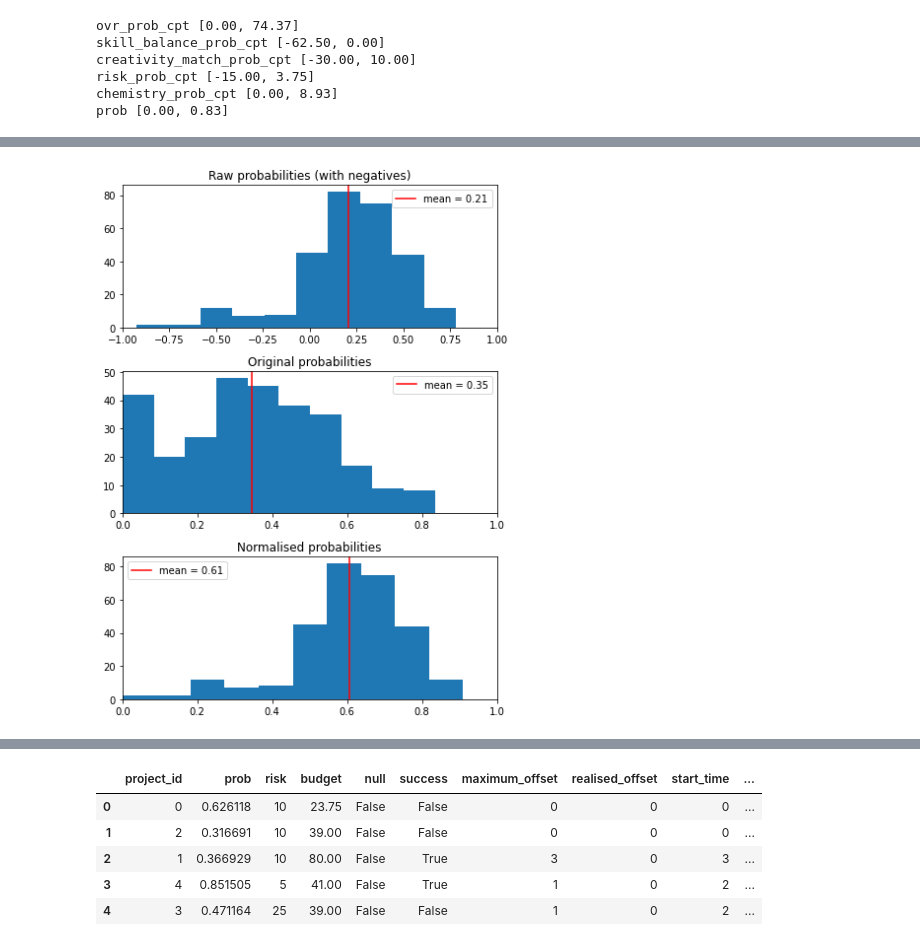
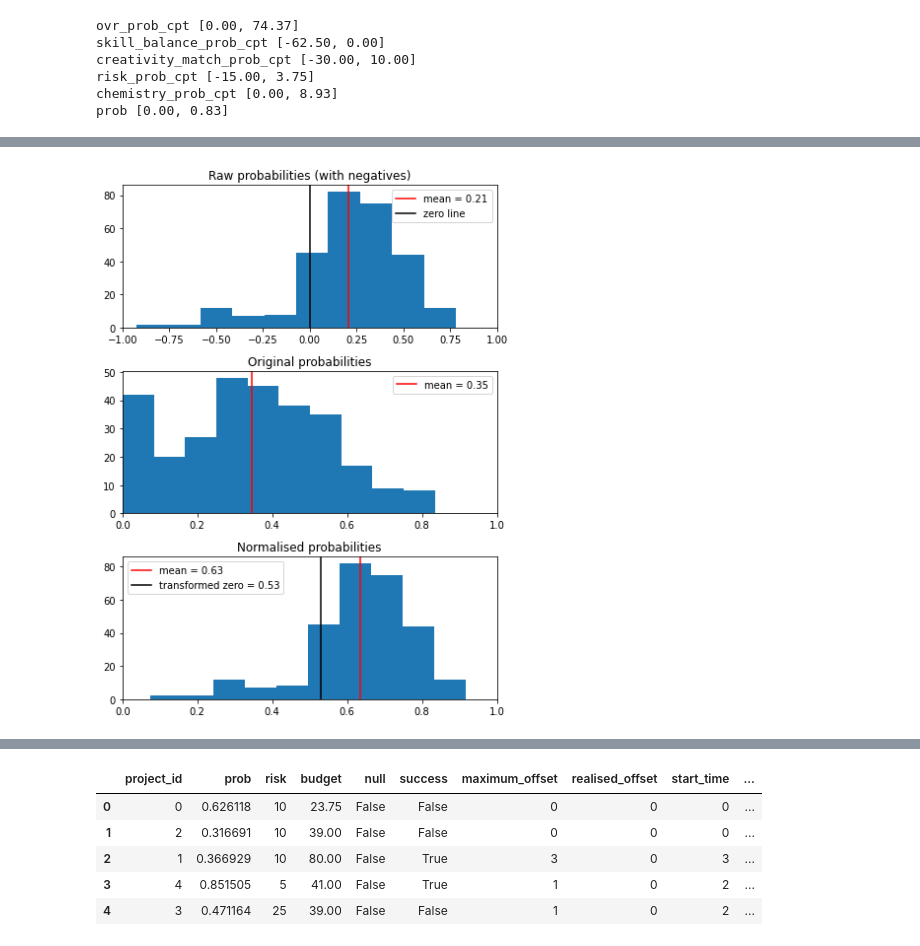
Before and after one commit to Superscriptus/SuperScript, a Jupyter notebook: analysis/probability_components.ipynb, the cells around one changed output, grey strips where cells are left out. Saved outputs shown, nothing was run; the diff lists cells and outputs as text; code cells hidden in the pictures.

```diff
--- a/analysis/probability_components.ipynb
+++ b/analysis/probability_components.ipynb
@@ -144,5 +166,5 @@ prob [0.00, 0.83]
 # %%
-def normalise(data, _min=None, _max=None):
+def normalise(data, _min=-1.075, _max=0.95):
 
     mini = _min if _min is not None else min(data)
     maxi = _max if _max is not None else max(data)
@@ -157,7 +179,7 @@ preset_c_projects['raw_prob'] = (
     + preset_c_projects.risk_prob_cpt
 )
 # %%
-preset_c_projects['norm_prob'] = normalise(preset_c_projects.raw_prob, _max=95)
+preset_c_projects['norm_prob'] = normalise(preset_c_projects.raw_prob, _min=-107.5, _max=95)
 # %%
 plt.figure(figsize=(6,8))
 plt.subplot(311)
@@ -167,33 +189,44 @@ plt.axvline(
     np.mean(data),
     color='red',
     label='mean = %.2f' % np.mean(data)
+)
+plt.axvline(
+    0.0,
+    color='black',
+    label='zero line'
 )
 plt.legend()
 plt.title('Raw probabilities (with negatives)')
 plt.xlim([-1.0, 1.0])
 
 plt.subplot(312)
 plt.hist(preset_c_projects.prob);
 plt.axvline(
     np.mean(preset_c_projects.prob),
     color='red',
     label='mean = %.2f' % np.mean(preset_c_projects.prob)
 )
+
 plt.legend()
 plt.xlim([0.0, 1.0])
 plt.title('Original probabilities')
 
 plt.subplot(313)
 plt.hist(preset_c_projects.norm_prob);
 plt.axvline(
     np.mean(preset_c_projects.norm_prob),
     color='red',
     label='mean = %.2f' % np.mean(preset_c_projects.norm_prob)
 )
+plt.axvline(
+    normalise(0),
+    color='black',
+    label='transformed zero = %.2f' % normalise(0)
+)
 plt.legend()
 plt.title('Normalised probabilities')
 plt.xlim([0.0, 1.0])
 
 plt.tight_layout()
 # %% [output]
-[figure, old version]
+[figure, new version]
```
Also changed, not shown: parts of 10 cells of this notebook.
